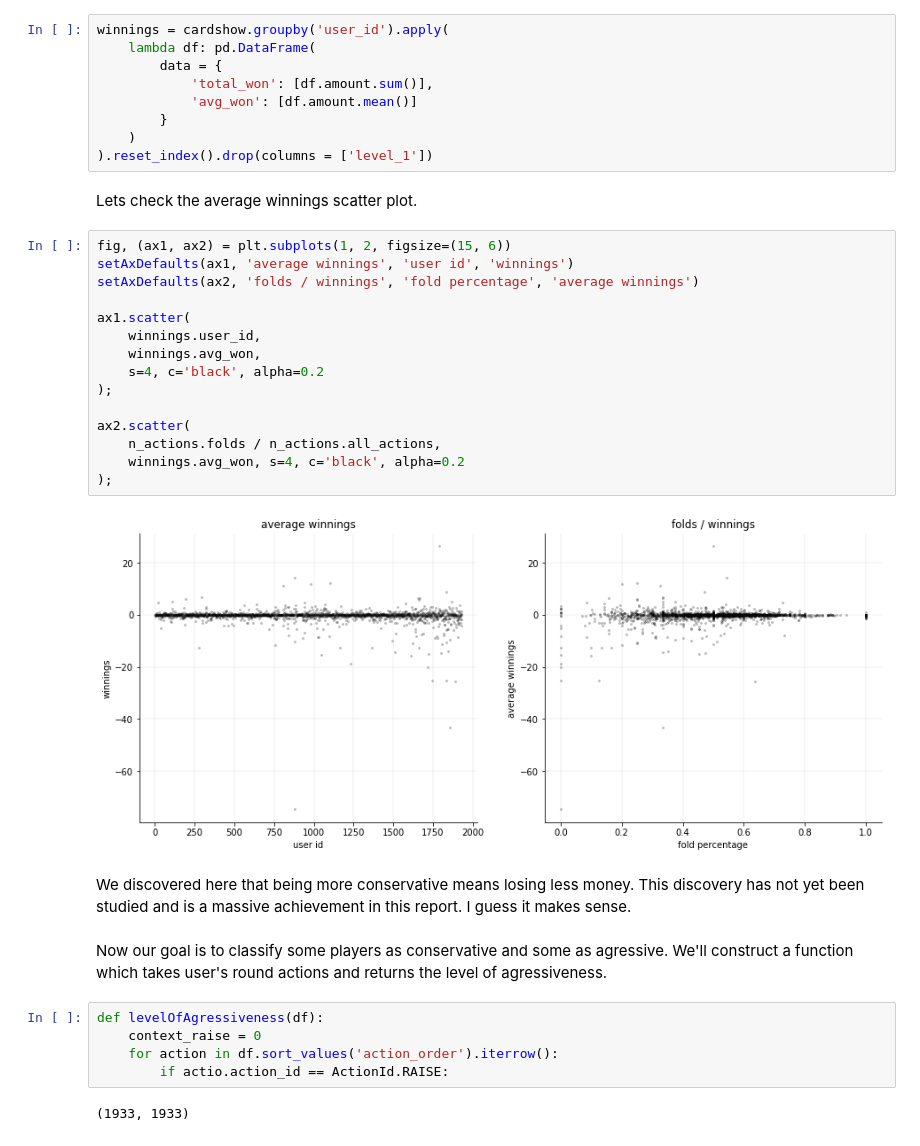
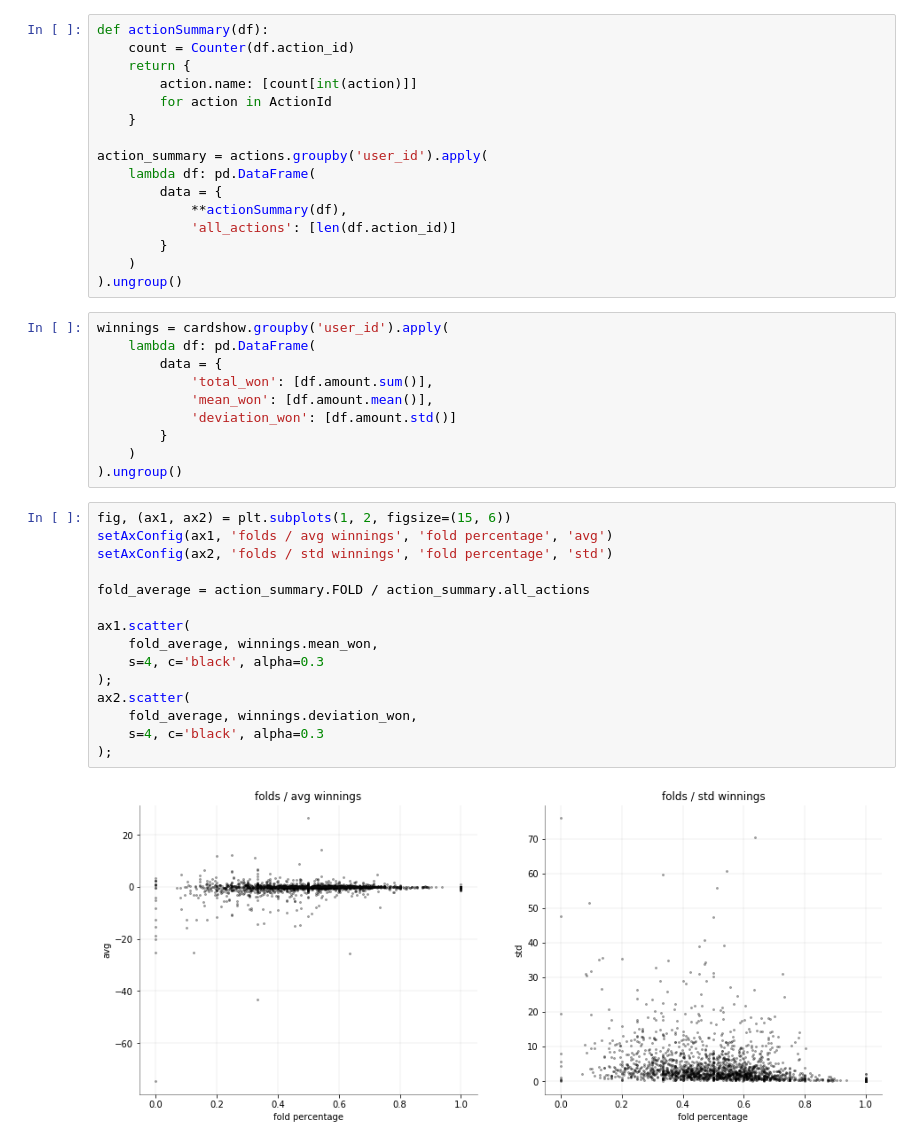
Before and after one commit to kuco23/PokerPlayerPatterns, a Jupyter notebook: notebook.ipynb, the cells around one changed output. Saved outputs shown, nothing was run; the diff lists cells and outputs as text.

Commit message:
notebook raise std / TurnId <=> turn_ids.csv

```diff
--- a/notebook.ipynb
+++ b/notebook.ipynb
@@ -77,42 +75,43 @@ n_actions['all_actions'] = sum(
+# %%
+def actionSummary(df):
+    count = Counter(df.action_id)
+    return {
+        action.name: [count[int(action)]]
+        for action in ActionId
+    }
+
+action_summary = actions.groupby('user_id').apply(
+    lambda df: pd.DataFrame(
+        data = {
+            **actionSummary(df),
+            'all_actions': [len(df.action_id)]
+        }
+    )
+).ungroup()
 # %%
 winnings = cardshow.groupby('user_id').apply(
     lambda df: pd.DataFrame(
         data = {
             'total_won': [df.amount.sum()],
-            'avg_won': [df.amount.mean()]
+            'mean_won': [df.amount.mean()],
+            'deviation_won': [df.amount.std()]
         }
     )
-).reset_index().drop(columns = ['level_1'])
+).ungroup()
-# %% [markdown]
-Lets check the average winnings scatter plot.
 # %%
 fig, (ax1, ax2) = plt.subplots(1, 2, figsize=(15, 6))
-setAxDefaults(ax1, 'average winnings', 'user id', 'winnings')
-setAxDefaults(ax2, 'folds / winnings', 'fold percentage', 'average winnings')
+setAxConfig(ax1, 'folds / avg winnings', 'fold percentage', 'avg')
+setAxConfig(ax2, 'folds / std winnings', 'fold percentage', 'std')
+
+fold_average = action_summary.FOLD / action_summary.all_actions
 
 ax1.scatter(
-    winnings.user_id,
-    winnings.avg_won,
-    s=4, c='black', alpha=0.2
+    fold_average, winnings.mean_won,
+    s=4, c='black', alpha=0.3
 );
-
 ax2.scatter(
-    n_actions.folds / n_actions.all_actions,
-    winnings.avg_won, s=4, c='black', alpha=0.2
+    fold_average, winnings.deviation_won,
+    s=4, c='black', alpha=0.3
 );
 # %% [output]
-[figure, old version]
+[figure, new version]
-# %% [markdown]
-We discovered here that being more conservative means losing less money.
-This discovery has not yet been studied and is a massive achievement in this report.
-I guess it makes sense.
-# %% [markdown]
-Now our goal is to classify some players as conservative and some as agressive.
-We'll construct a function which takes user's round actions and returns the level of agressiveness.
-# %%
-def levelOfAgressiveness(df):
-    context_raise = 0
-    for action in df.sort_values('action_order').iterrow():
-        if actio.action_id == ActionId.RAISE:
-# %% [output]
-(1933, 1933)
```
Also changed, not shown: parts of 22 cells of this notebook, 1 other file.
